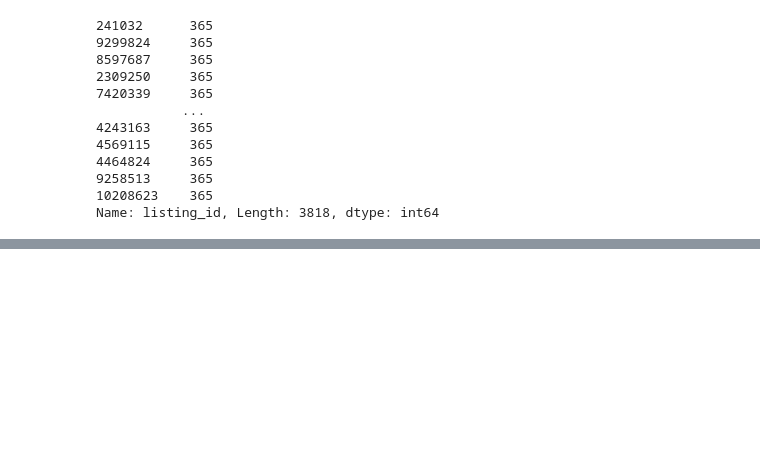
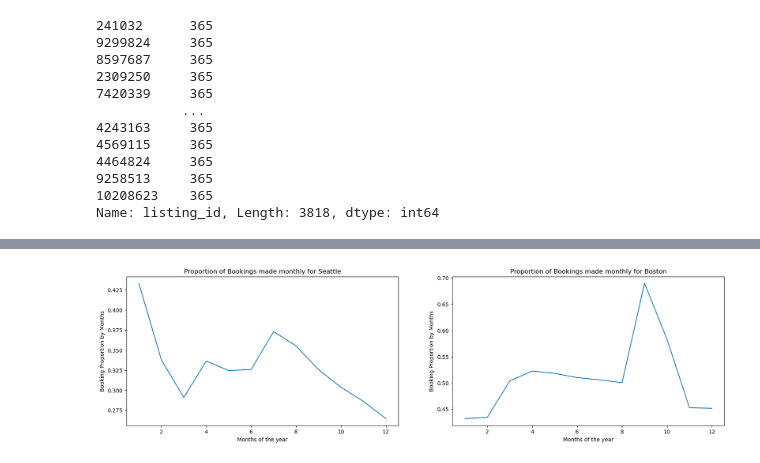
Before and after one commit to okeks/Analyze_AirBNB, a Jupyter notebook: Boston and Seattle.ipynb, the cells around one changed output, grey strips where cells are left out. Cells and saved outputs as stored; diff of their text form; code cells hidden in the pictures; blank space fills up the shorter version.

```diff
--- a/Boston and Seattle.ipynb
+++ b/Boston and Seattle.ipynb
@@ -276,0 +298,49 @@ area_rate = st_listings_copy.groupby('neighbourhood_group_cleansed')['price'].me
+# %%
+def monthly_booked(prop,name):
+
+    """
+    Input:
+    prop - The City dateframe
+    Name - Name of the city
+
+    Output:
+    Plot of the Proportion of Bookings By each Month for the year.
+
+    This Function will:
+    1.Create a new column to measure booking
+    2.Covert date column to datetime type
+    3.Create a month column from date
+    4.Group months of the year by the amount of booked times.
+    5.Plot Booking proportion for each month in a line graph
+
+    """
+    #1.
+    prop['is_booked'] = [1 if x == 'f' else 0 for x in prop['available']]
+
+    #2.
+    prop['date'] = pd.to_datetime(prop['date'])
+
+    #3.
+    prop['month'] = prop['date'].dt.month
+
+    #4
+    booking_prop=prop.groupby('month')['is_booked'].mean()
+
+    #5
+    booking_prop.plot(kind='line');
+    plt.title('Proportion of Bookings made monthly for {}'.format(name))
+    plt.xlabel('Months of the year')
+    plt.ylabel('Booking Proportion by Months')
+
+
+
+city_name = [[st_calender_copy,'Seattle'],[bst_calender_copy,'Boston']]
+i=1
+plt.figure(figsize=[20,5])
+
+for city in city_name:
+    plt.subplot(1,len(city_name),i)
+    monthly_booked(city[0],city[1])
+    i += 1
+# %% [output]
+[figure, added]
```
Also changed, not shown: parts of 94 cells of this notebook, 1 other file.
